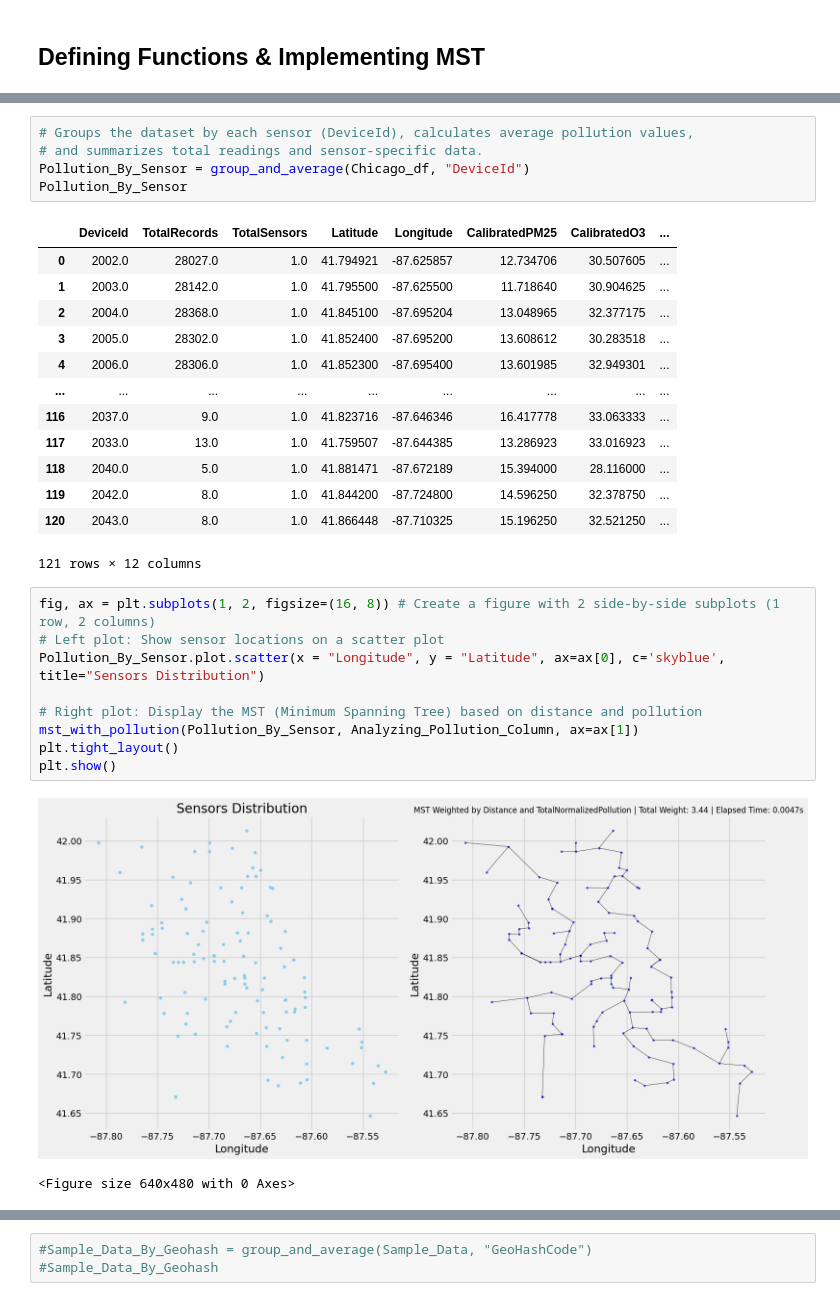
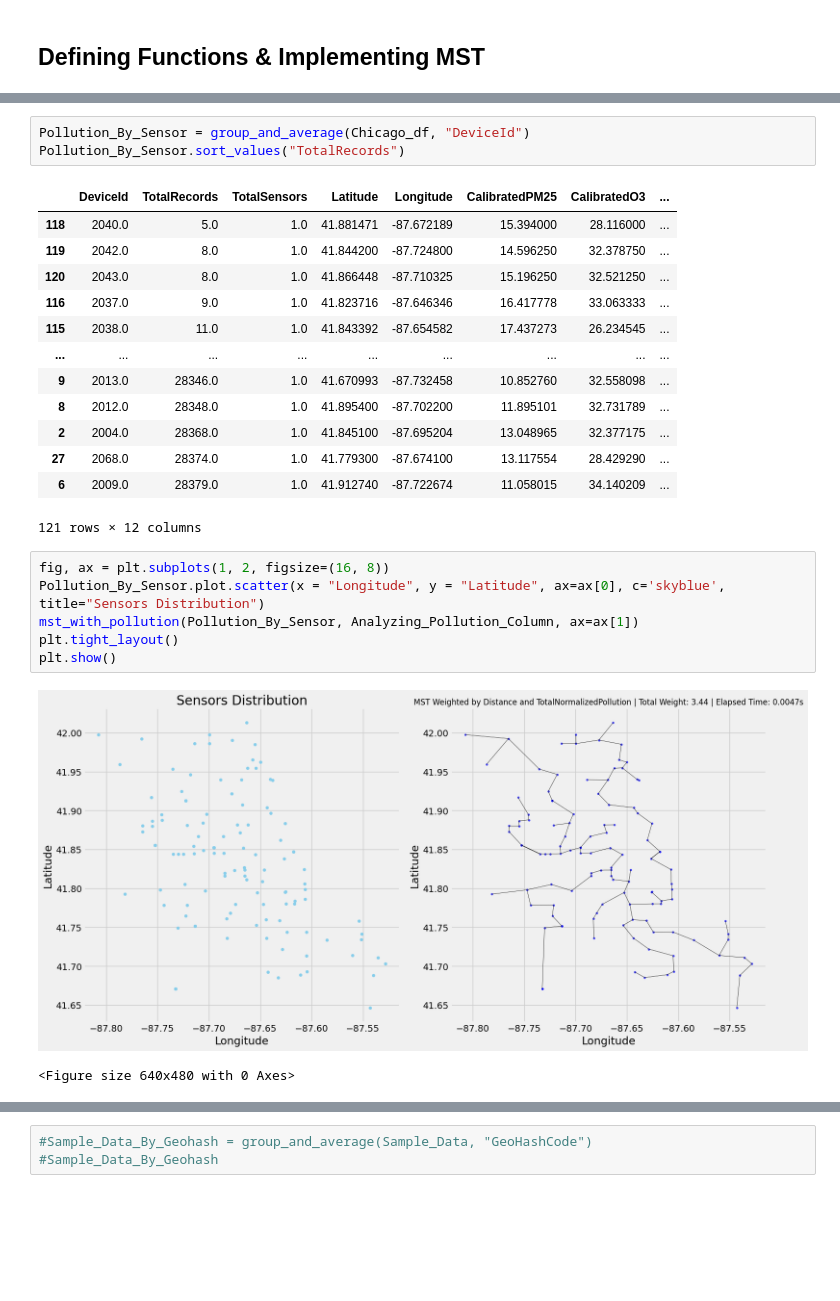
Before and after one commit to Dr-Isam-ALJAWARNEH/fds-project-geodevelopers, a Jupyter notebook: Minimum_Spanning_Tree_for_Optimizing_Pollution_Monitoring_Networks.ipynb, the cells around one changed output, grey strips where cells are left out. Saved outputs shown, nothing was run; the diff lists cells and outputs as text; blank space fills up the shorter version.

```diff
--- a/Minimum_Spanning_Tree_for_Optimizing_Pollution_Monitoring_Networks.ipynb
+++ b/Minimum_Spanning_Tree_for_Optimizing_Pollution_Monitoring_Networks.ipynb
@@ -556,31 +473,26 @@ def suggest_sensor_adjustment(df_table, pollution_column, sensor_count_col='Tota
        suggestions.append(suggestion)
    df_table['Suggestion'] = suggestions
    return df_table
-# %%
-# Groups the dataset by each sensor (DeviceId), calculates average pollution values,
-# and summarizes total readings and sensor-specific data.
-Pollution_By_Sensor = group_and_average(Chicago_df, "DeviceId")
-Pollution_By_Sensor
-# %% [output]
-|  | DeviceId | TotalRecords | TotalSensors | Latitude | Longitude | CalibratedPM25 | CalibratedO3 | ... |
-| 0 | 2002.0 | 28027.0 | 1.0 | 41.794921 | -87.625857 | 12.734706 | 30.507605 | ... |
-| 1 | 2003.0 | 28142.0 | 1.0 | 41.795500 | -87.625500 | 11.718640 | 30.904625 | ... |
-| 2 | 2004.0 | 28368.0 | 1.0 | 41.845100 | -87.695204 | 13.048965 | 32.377175 | ... |
-| 3 | 2005.0 | 28302.0 | 1.0 | 41.852400 | -87.695200 | 13.608612 | 30.283518 | ... |
-| 4 | 2006.0 | 28306.0 | 1.0 | 41.852300 | -87.695400 | 13.601985 | 32.949301 | ... |
-| ... | ... | ... | ... | ... | ... | ... | ... | ... |
-| 116 | 2037.0 | 9.0 | 1.0 | 41.823716 | -87.646346 | 16.417778 | 33.063333 | ... |
-| 117 | 2033.0 | 13.0 | 1.0 | 41.759507 | -87.644385 | 13.286923 | 33.016923 | ... |
-| 118 | 2040.0 | 5.0 | 1.0 | 41.881471 | -87.672189 | 15.394000 | 28.116000 | ... |
-| 119 | 2042.0 | 8.0 | 1.0 | 41.844200 | -87.724800 | 14.596250 | 32.378750 | ... |
-| 120 | 2043.0 | 8.0 | 1.0 | 41.866448 | -87.710325 | 15.196250 | 32.521250 | ... |
-121 rows × 12 columns
+# %%
+Pollution_By_Sensor = group_and_average(Chicago_df, "DeviceId")
+Pollution_By_Sensor.sort_values("TotalRecords")
+# %% [output]
+|  | DeviceId | TotalRecords | TotalSensors | Latitude | Longitude | CalibratedPM25 | CalibratedO3 | ... |
+| 118 | 2040.0 | 5.0 | 1.0 | 41.881471 | -87.672189 | 15.394000 | 28.116000 | ... |
+| 119 | 2042.0 | 8.0 | 1.0 | 41.844200 | -87.724800 | 14.596250 | 32.378750 | ... |
+| 120 | 2043.0 | 8.0 | 1.0 | 41.866448 | -87.710325 | 15.196250 | 32.521250 | ... |
+| 116 | 2037.0 | 9.0 | 1.0 | 41.823716 | -87.646346 | 16.417778 | 33.063333 | ... |
+| 115 | 2038.0 | 11.0 | 1.0 | 41.843392 | -87.654582 | 17.437273 | 26.234545 | ... |
+| ... | ... | ... | ... | ... | ... | ... | ... | ... |
+| 9 | 2013.0 | 28346.0 | 1.0 | 41.670993 | -87.732458 | 10.852760 | 32.558098 | ... |
+| 8 | 2012.0 | 28348.0 | 1.0 | 41.895400 | -87.702200 | 11.895101 | 32.731789 | ... |
+| 2 | 2004.0 | 28368.0 | 1.0 | 41.845100 | -87.695204 | 13.048965 | 32.377175 | ... |
+| 27 | 2068.0 | 28374.0 | 1.0 | 41.779300 | -87.674100 | 13.117554 | 28.429290 | ... |
+| 6 | 2009.0 | 28379.0 | 1.0 | 41.912740 | -87.722674 | 11.058015 | 34.140209 | ... |
+121 rows × 12 columns
 # %%
-fig, ax = plt.subplots(1, 2, figsize=(16, 8)) # Create a figure with 2 side-by-side subplots (1 row, 2 columns)
-# Left plot: Show sensor locations on a scatter plot
+fig, ax = plt.subplots(1, 2, figsize=(16, 8))
 Pollution_By_Sensor.plot.scatter(x = "Longitude", y = "Latitude", ax=ax[0], c='skyblue', title="Sensors Distribution")
-
-# Right plot: Display the MST (Minimum Spanning Tree) based on distance and pollution
 mst_with_pollution(Pollution_By_Sensor, Analyzing_Pollution_Column, ax=ax[1])
 plt.tight_layout()
 plt.show()
```
Also changed, not shown: parts of 89 cells of this notebook.
